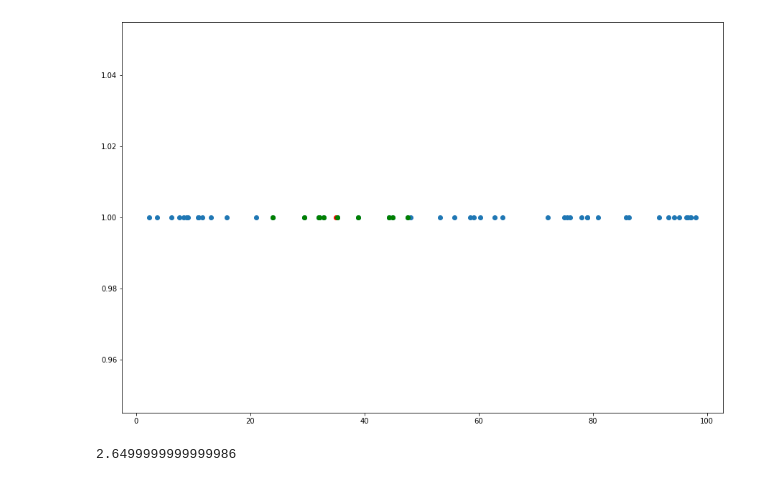
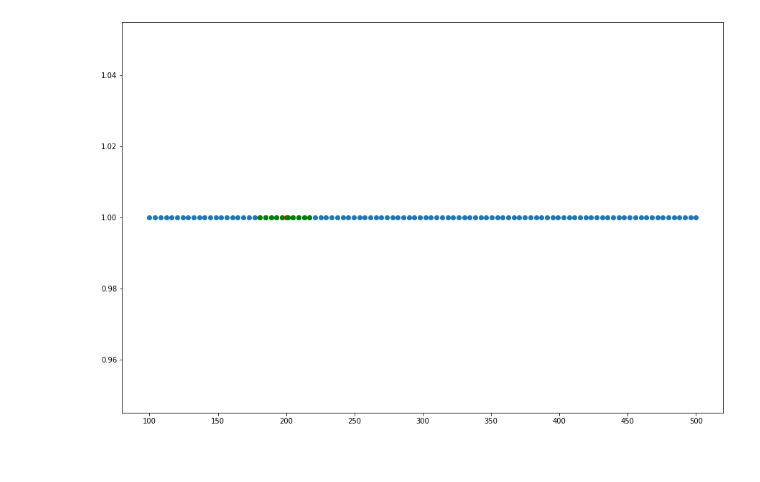
Before and after one commit to ZahraMoeini/Regression, a Jupyter notebook: knn_regression.ipynb, the cells around one changed output. Cells and saved outputs as stored; diff of their text form; code cells hidden in the pictures.

```diff
--- a/knn_regression.ipynb
+++ b/knn_regression.ipynb
@@ -9,7 +6,0 @@ data=np.random.uniform(1,100,50)
-# %%
-k=10
-key = 35
-# %%
-neighbors=data[:k]
-dis=np.abs(neighbors-key)
-neighbors
@@ -30,0 +7,5 @@ array([58.48464601, 10.94302347, 10.85294523,  8.32036303,  7.56426791,
+# %%
+var =10
+x = np.linspace(100,500,100)
+y = 0.7*x + 0.5* np.log(x) + np.random.randn(len(x))*var
+plt.plot(x,y)
@@ -49,13 +47,13 @@ for i in range(k,len(data)):
+# %%
+k=10
+key = 200
+neighbors_x,neighbors_y,dis = knn(x,y,k,key)
 # %%
 fig = plt.figure(figsize=(15,10))
-plt.scatter(data,np.ones(len(data)))
+plt.scatter(x,np.ones(len(x)))
 plt.plot(key,1,'or')
-plt.plot(neighbors,np.ones(k),'og')
+plt.plot(neighbors_x,np.ones(k),'og')
 
 plt.show()
 # %% [output]
-[figure, old version]
+[figure, new version]
-# %%
-np.abs(32.35-key)
-# %% [output]
-2.6499999999999986
```
Also changed, not shown: parts of 8 cells of this notebook.
